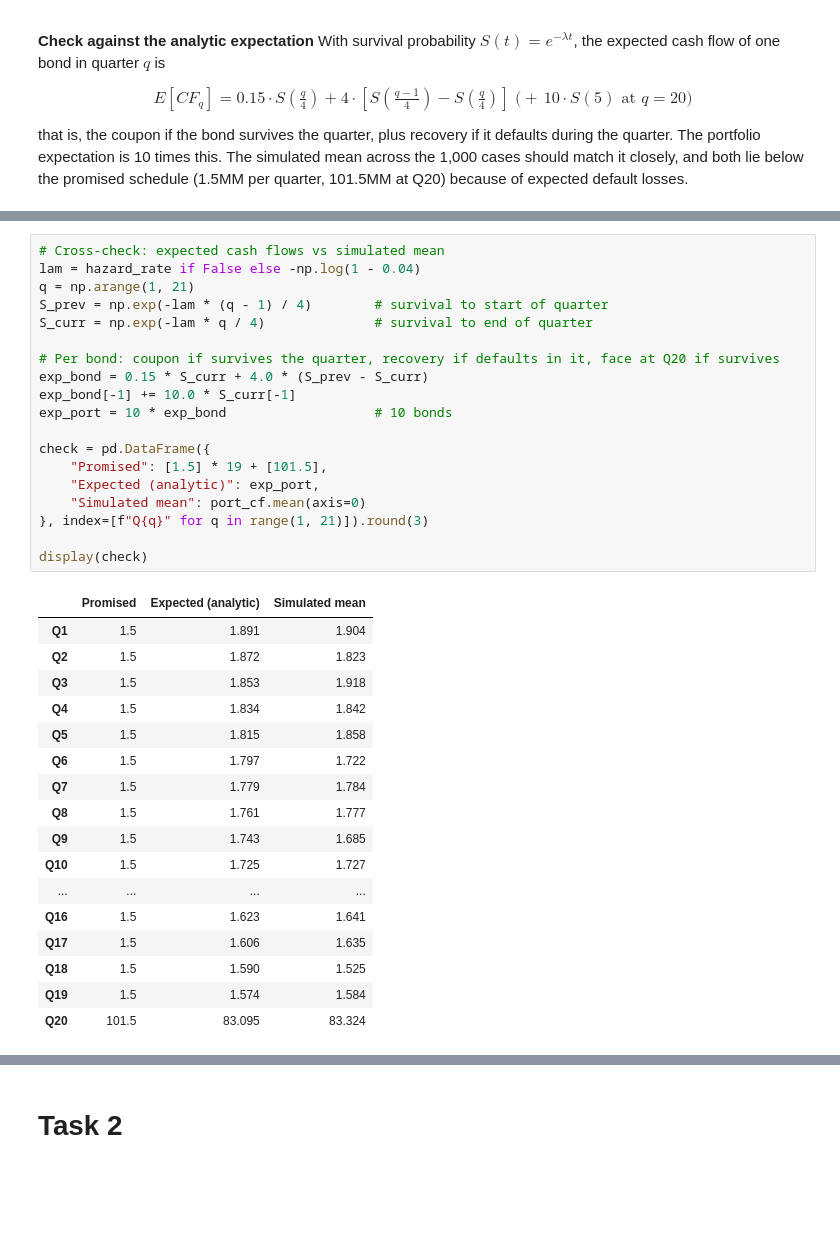
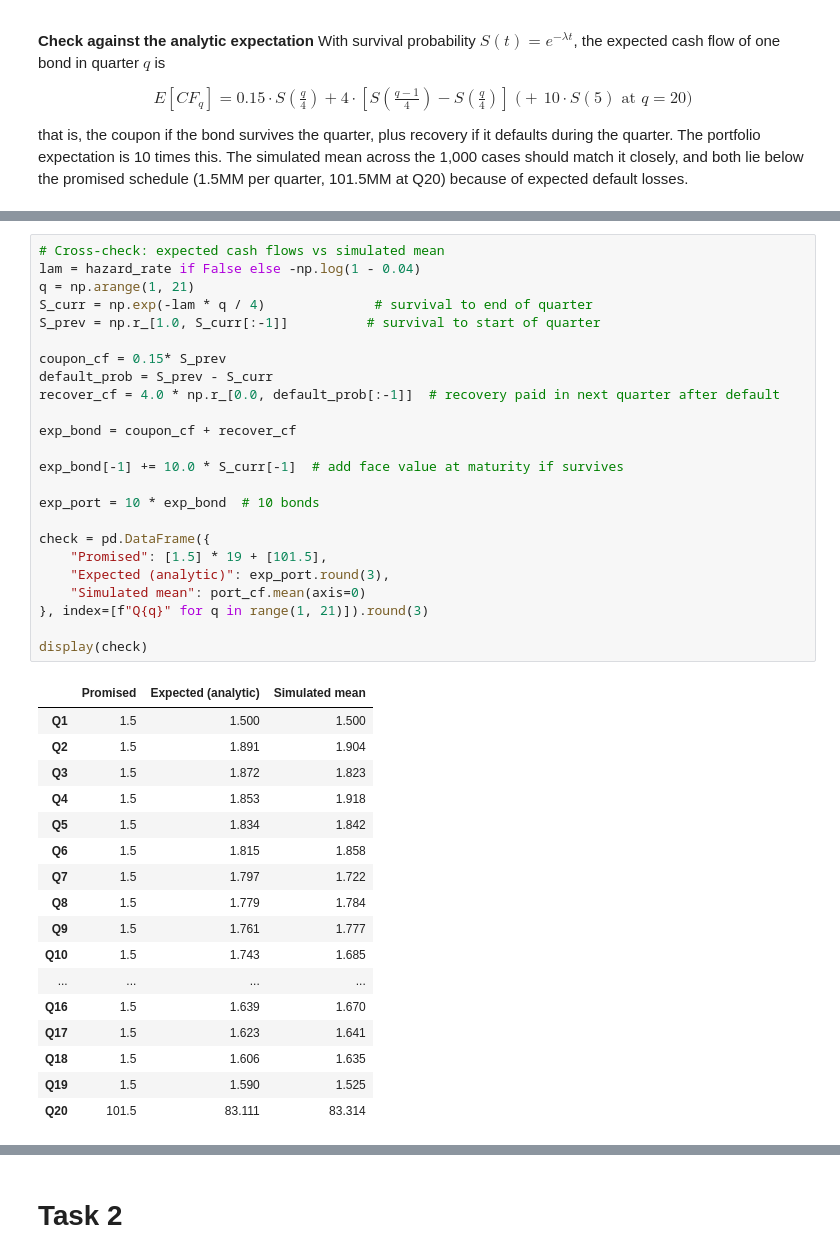
Before and after one commit to BinnySingla/Credit-Default-Swap-Structured-Finance, a Jupyter notebook: notebooks/Credit Default Swap Risk Analysis.ipynb, the cells around one changed output, grey strips where cells are left out. Drawn from its saved outputs; the diff is of its cells as text; blank space fills up the shorter version.

```diff
--- a/notebooks/Credit Default Swap Risk Analysis.ipynb
+++ b/notebooks/Credit Default Swap Risk Analysis.ipynb
@@ -437,40 +440,45 @@ Portfolio cash flows, first 5 cases ($MM):
 # %%
 # Cross-check: expected cash flows vs simulated mean
 lam = hazard_rate if False else -np.log(1 - 0.04)
 q = np.arange(1, 21)
-S_prev = np.exp(-lam * (q - 1) / 4)        # survival to start of quarter
 S_curr = np.exp(-lam * q / 4)              # survival to end of quarter
+S_prev = np.r_[1.0, S_curr[:-1]]          # survival to start of quarter
 
-# Per bond: coupon if survives the quarter, recovery if defaults in it, face at Q20 if survives
-exp_bond = 0.15 * S_curr + 4.0 * (S_prev - S_curr)
-exp_bond[-1] += 10.0 * S_curr[-1]
-exp_port = 10 * exp_bond                   # 10 bonds
+coupon_cf = 0.15* S_prev
+default_prob = S_prev - S_curr
+recover_cf = 4.0 * np.r_[0.0, default_prob[:-1]]  # recovery paid in next quarter after default
+
+exp_bond = coupon_cf + recover_cf
+
+exp_bond[-1] += 10.0 * S_curr[-1]  # add face value at maturity if survives
+
+exp_port = 10 * exp_bond  # 10 bonds
 
 check = pd.DataFrame({
     "Promised": [1.5] * 19 + [101.5],
-    "Expected (analytic)": exp_port,
+    "Expected (analytic)": exp_port.round(3),
     "Simulated mean": port_cf.mean(axis=0)
 }, index=[f"Q{q}" for q in range(1, 21)]).round(3)
 
 display(check)
 # %% [output]
 |  | Promised | Expected (analytic) | Simulated mean |
-| Q1 | 1.5 | 1.891 | 1.904 |
-| Q2 | 1.5 | 1.872 | 1.823 |
-| Q3 | 1.5 | 1.853 | 1.918 |
-| Q4 | 1.5 | 1.834 | 1.842 |
-| Q5 | 1.5 | 1.815 | 1.858 |
-| Q6 | 1.5 | 1.797 | 1.722 |
-| Q7 | 1.5 | 1.779 | 1.784 |
-| Q8 | 1.5 | 1.761 | 1.777 |
-| Q9 | 1.5 | 1.743 | 1.685 |
-| Q10 | 1.5 | 1.725 | 1.727 |
+| Q1 | 1.5 | 1.500 | 1.500 |
+| Q2 | 1.5 | 1.891 | 1.904 |
+| Q3 | 1.5 | 1.872 | 1.823 |
+| Q4 | 1.5 | 1.853 | 1.918 |
+| Q5 | 1.5 | 1.834 | 1.842 |
+| Q6 | 1.5 | 1.815 | 1.858 |
+| Q7 | 1.5 | 1.797 | 1.722 |
+| Q8 | 1.5 | 1.779 | 1.784 |
+| Q9 | 1.5 | 1.761 | 1.777 |
+| Q10 | 1.5 | 1.743 | 1.685 |
 | ... | ... | ... | ... |
-| Q16 | 1.5 | 1.623 | 1.641 |
-| Q17 | 1.5 | 1.606 | 1.635 |
-| Q18 | 1.5 | 1.590 | 1.525 |
-| Q19 | 1.5 | 1.574 | 1.584 |
-| Q20 | 101.5 | 83.095 | 83.324 |
+| Q16 | 1.5 | 1.639 | 1.670 |
+| Q17 | 1.5 | 1.623 | 1.641 |
+| Q18 | 1.5 | 1.606 | 1.635 |
+| Q19 | 1.5 | 1.590 | 1.525 |
+| Q20 | 101.5 | 83.111 | 83.314 |
 # %%
 # Standard error of the mean (SE) and difference in terms of SE
 se = port_cf.std(axis=0, ddof=1) / np.sqrt(port_cf.shape[0])
```
Also changed, not shown: parts of 26 cells of this notebook, 2 other files.
